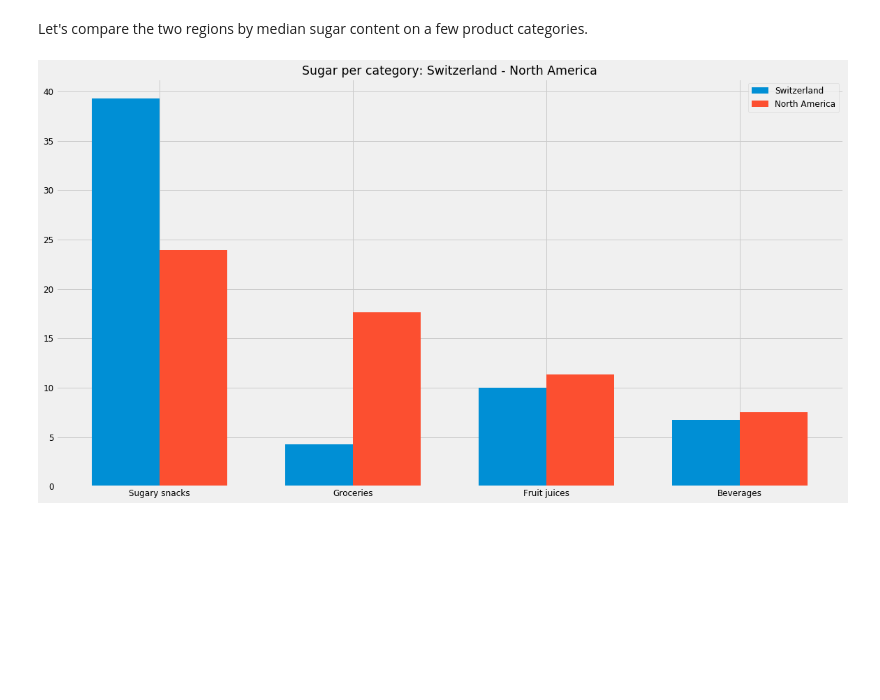
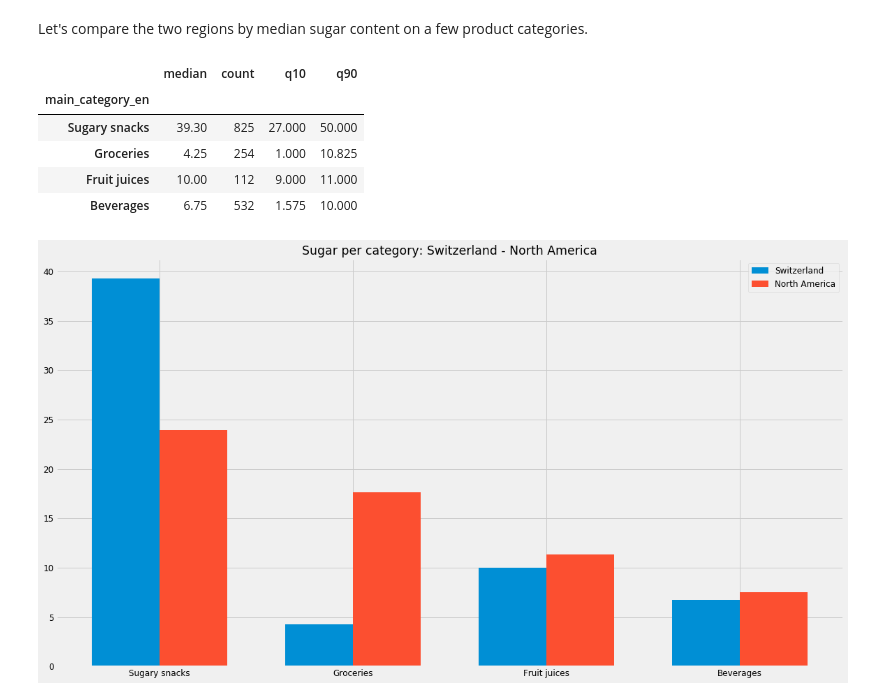
Before and after one commit to lbasseto/meyran-open-food-facts, a Jupyter notebook: Data PreProcessing.ipynb, the cells around one changed output. Saved outputs shown, nothing was run; the diff lists cells and outputs as text; code cells hidden in the pictures; blank space fills up the shorter version.

```diff
--- a/Data PreProcessing.ipynb
+++ b/Data PreProcessing.ipynb
@@ -703,17 +720,25 @@ Let's compare the two regions by median sugar content on a few product categorie
 # %%
 compared_categories =  {"Sugary snacks", "Fruit juices", "Beverages", "Groceries"}
 
-sugar_switzerland = switzerland.groupby("main_category_en")["sugars_100g"].aggregate(["median", "count"])
-sugar_switzerland = sugar_switzerland.sort_values(by="count", ascending=False)["median"]
+sugar_switzerland = switzerland.groupby("main_category_en")["sugars_100g"].aggregate(["median", "count", q10, q90])
+sugar_switzerland = sugar_switzerland.sort_values(by="count", ascending=False)
 
 selected_categories = sugar_switzerland.index.map(lambda r: r in compared_categories)
 median_sugar_switzerland = sugar_switzerland[selected_categories].sort_index(ascending=False)
 
-sugar_north_america = north_america.groupby("main_category_en")["sugars_100g"].aggregate(["median", "count"])
-sugar_north_america = sugar_north_america.sort_values(by="count", ascending=False)["median"]
+sugar_north_america = north_america.groupby("main_category_en")["sugars_100g"].aggregate(["median", "count", q10, q90])
+sugar_north_america = sugar_north_america.sort_values(by="count", ascending=False)
 
 selected_categories = sugar_north_america.index.map(lambda r: r in compared_categories)
 median_sugar_north_america = sugar_north_america[selected_categories].sort_index(ascending=False)
+median_sugar_switzerland
+# %% [output]
+|  | median | count | q10 | q90 |
+| main_category_en |  |  |  |  |
+| Sugary snacks | 39.30 | 825 | 27.000 | 50.000 |
+| Groceries | 4.25 | 254 | 1.000 | 10.825 |
+| Fruit juices | 10.00 | 112 | 9.000 | 11.000 |
+| Beverages | 6.75 | 532 | 1.575 | 10.000 |
 # %%
 fig, ax = plt.subplots()
 
```
Also changed, not shown: parts of 6 cells of this notebook.
